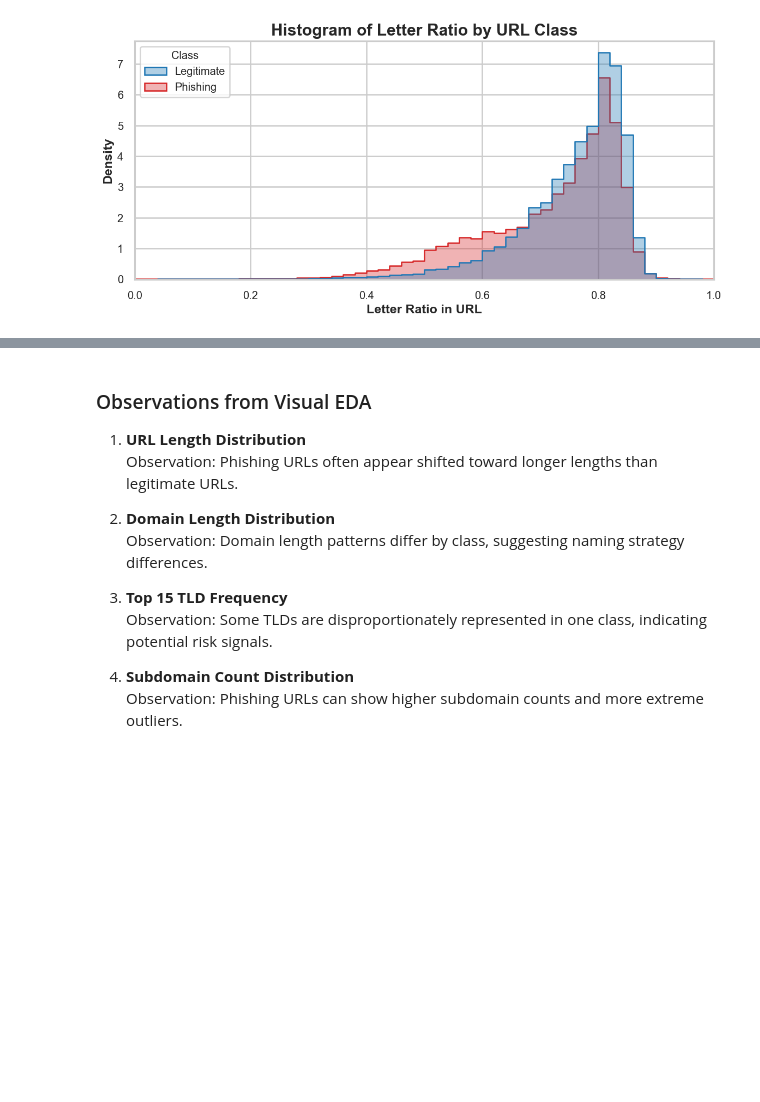
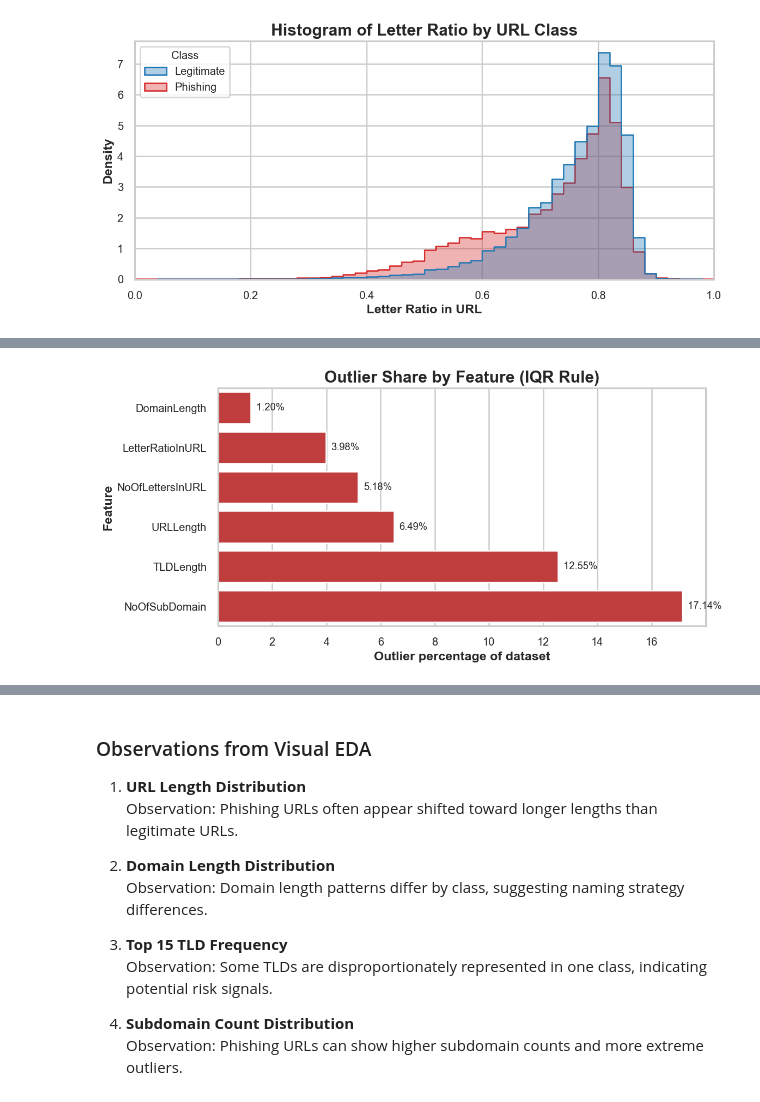
Before and after one commit to NafisNaufal/phishing-url-detection, a Jupyter notebook: eda.ipynb, the cells around one changed output, grey strips where cells are left out. Cells and saved outputs as stored; diff of their text form; code cells hidden in the pictures; blank space fills up the shorter version.

Commit message:
refactor: bins, correlation, outliers

```diff
--- a/eda.ipynb
+++ b/eda.ipynb
@@ -663,0 +668,76 @@ plt.show()
+# %%
+# Plot 7: Outlier percentage by feature (IQR rule)
+outlier_df = plot_df.copy()
+
+if "TLDLength" not in outlier_df.columns:
+    if "tld" in outlier_df.columns:
+        outlier_df["TLDLength"] = outlier_df["tld"].astype(str).str.len()
+    else:
+        outlier_df["TLDLength"] = np.nan
+
+outlier_features = [
+    "URLLength",
+    "DomainLength",
+    "TLDLength",
+    "NoOfSubDomain",
+    "NoOfLettersInURL",
+    "LetterRatioInURL",
+]
+
+available_features = [f for f in outlier_features if f in outlier_df.columns]
+
+outlier_rows = []
+for feature in available_features:
+    s = pd.to_numeric(outlier_df[feature], errors="coerce").dropna()
+    if len(s) == 0:
+        continue
+
+    q1 = s.quantile(0.25)
+    q3 = s.quantile(0.75)
+    iqr = q3 - q1
+    lower = q1 - 1.5 * iqr
+    upper = q3 + 1.5 * iqr
+    outlier_mask = (s < lower) | (s > upper)
+    outlier_count = int(outlier_mask.sum())
+    outlier_pct = outlier_count / len(s) * 100
+
+    outlier_rows.append({
+        "Feature": feature,
+        "LowerBound": lower,
+        "UpperBound": upper,
+        "OutlierCount": outlier_count,
+        "OutlierPct": outlier_pct,
+    })
+
+outlier_summary = pd.DataFrame(outlier_rows).sort_values("OutlierPct", ascending=True)
+
+fig, ax = plt.subplots(figsize=(10, 5))
+sns.barplot(
+    data=outlier_summary,
+    x="OutlierPct",
+    y="Feature",
+    color=CLASS_PALETTE["Phishing"],
+    ax=ax,
+    orient="h",
+)
+
+for patch, value in zip(ax.patches, outlier_summary["OutlierPct"]):
+    ax.annotate(
+        f"{value:.2f}%",
+        (patch.get_width(), patch.get_y() + patch.get_height() / 2),
+        ha="left",
+        va="center",
+        fontsize=11,
+        xytext=(6, 0),
+        textcoords="offset points",
+    )
+
+ax.set_title("Outlier Share by Feature (IQR Rule)")
+ax.set_xlabel("Outlier percentage of dataset")
+ax.set_ylabel("Feature")
+plt.tight_layout()
+plt.show()
+
+display(outlier_summary.sort_values("OutlierPct", ascending=False))
+# %% [output]
+[figure, added]
```
Also changed, not shown: parts of 7 cells of this notebook, 1 other file.
